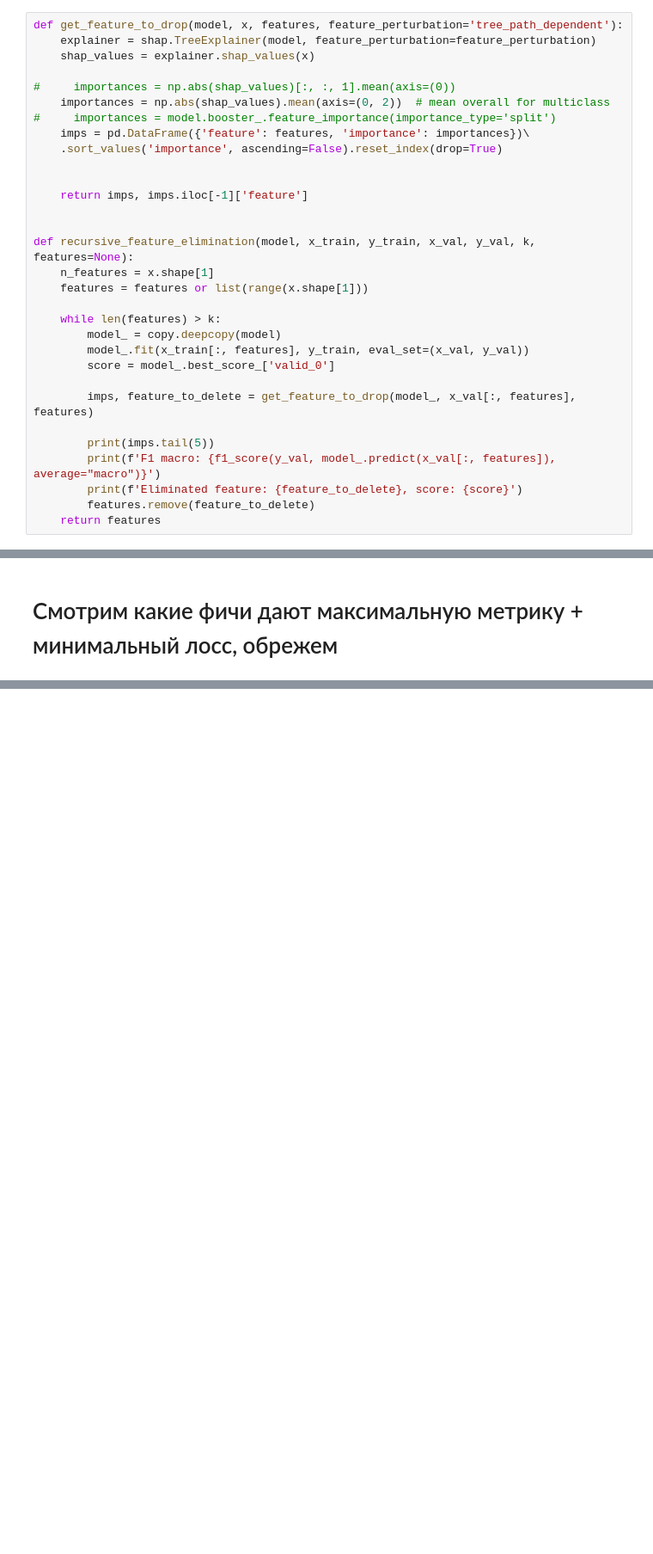
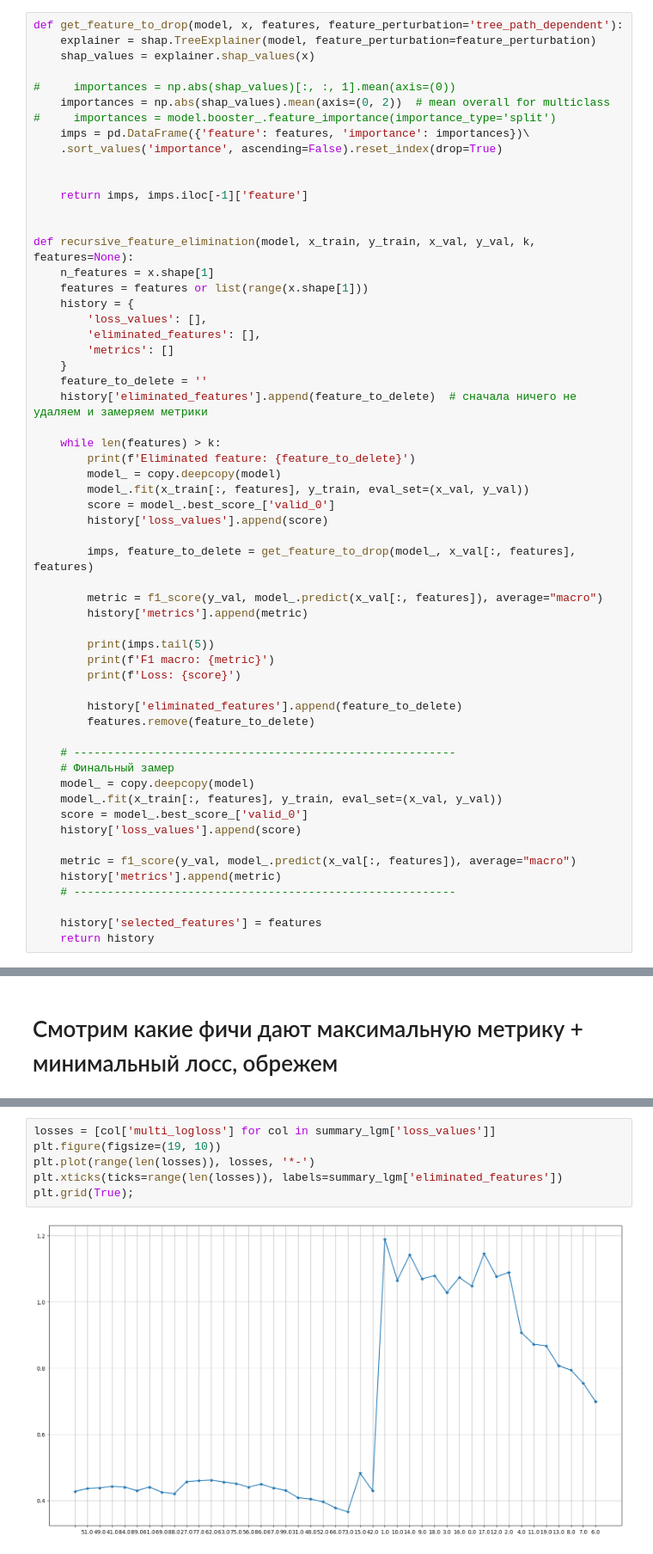
Before and after one commit to RomanSafronenkov/ds_stuff, a Jupyter notebook: Useful Stuff/Notebooks/Feature Selection/Feature Selection Pipeline.ipynb, the cells around one changed output, grey strips where cells are left out. Shown: that part at 86% size. Cells and saved outputs as stored; diff of their text form; blank space fills up the shorter version.

```diff
--- a/Useful Stuff/Notebooks/Feature Selection/Feature Selection Pipeline.ipynb
+++ b/Useful Stuff/Notebooks/Feature Selection/Feature Selection Pipeline.ipynb
@@ -232,18 +233,45 @@ def get_feature_to_drop(model, x, features, feature_perturbation='tree_path_depe
 def recursive_feature_elimination(model, x_train, y_train, x_val, y_val, k, features=None):
     n_features = x.shape[1]
     features = features or list(range(x.shape[1]))
+    history = {
+        'loss_values': [],
+        'eliminated_features': [],
+        'metrics': []
+    }
+    feature_to_delete = ''
+    history['eliminated_features'].append(feature_to_delete)  # сначала ничего не удаляем и замеряем метрики
 
     while len(features) > k:
+        print(f'Eliminated feature: {feature_to_delete}')
         model_ = copy.deepcopy(model)
         model_.fit(x_train[:, features], y_train, eval_set=(x_val, y_val))
         score = model_.best_score_['valid_0']
+        history['loss_values'].append(score)
 
         imps, feature_to_delete = get_feature_to_drop(model_, x_val[:, features], features)
 
+        metric = f1_score(y_val, model_.predict(x_val[:, features]), average="macro")
+        history['metrics'].append(metric)
+
         print(imps.tail(5))
-        print(f'F1 macro: {f1_score(y_val, model_.predict(x_val[:, features]), average="macro")}')
-        print(f'Eliminated feature: {feature_to_delete}, score: {score}')
+        print(f'F1 macro: {metric}')
+        print(f'Loss: {score}')
+
+        history['eliminated_features'].append(feature_to_delete)
         features.remove(feature_to_delete)
-    return features
+
+    # ---------------------------------------------------------
+    # Финальный замер
+    model_ = copy.deepcopy(model)
+    model_.fit(x_train[:, features], y_train, eval_set=(x_val, y_val))
+    score = model_.best_score_['valid_0']
+    history['loss_values'].append(score)
+
+    metric = f1_score(y_val, model_.predict(x_val[:, features]), average="macro")
+    history['metrics'].append(metric)
+    # ---------------------------------------------------------
+
+    history['selected_features'] = features
+    return history
 # %%
 model = LGBMClassifier(max_depth=5, n_estimators=500, learning_rate=0.05, verbose=-100)
@@ -295,0 +337,8 @@ weighted avg       0.89      0.89      0.88      3000
+# %%
+losses = [col['multi_logloss'] for col in summary_lgm['loss_values']]
+plt.figure(figsize=(19, 10))
+plt.plot(range(len(losses)), losses, '*-')
+plt.xticks(ticks=range(len(losses)), labels=summary_lgm['eliminated_features'])
+plt.grid(True);
+# %% [output]
+[figure, added]
```
Also changed, not shown: parts of 25 cells of this notebook.
